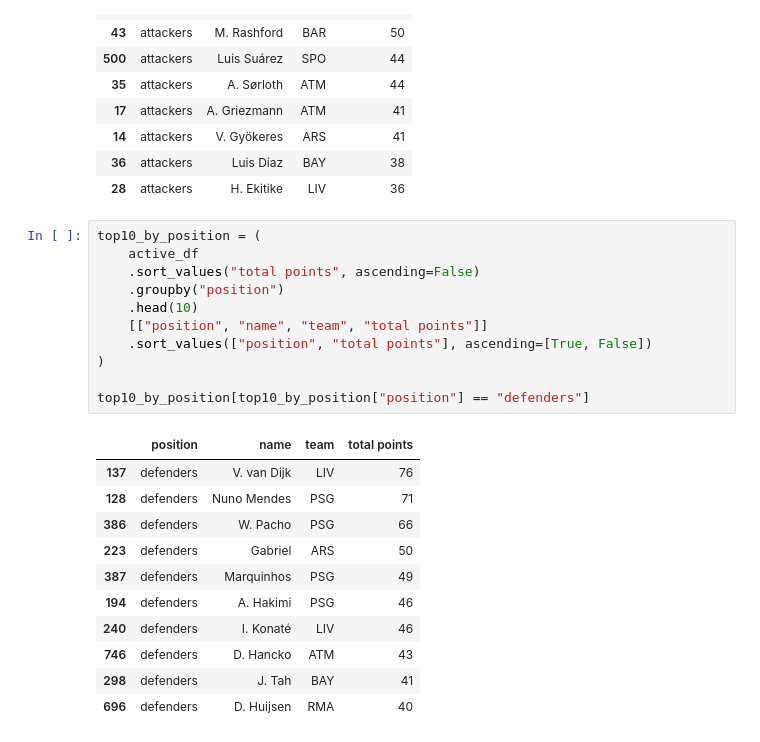
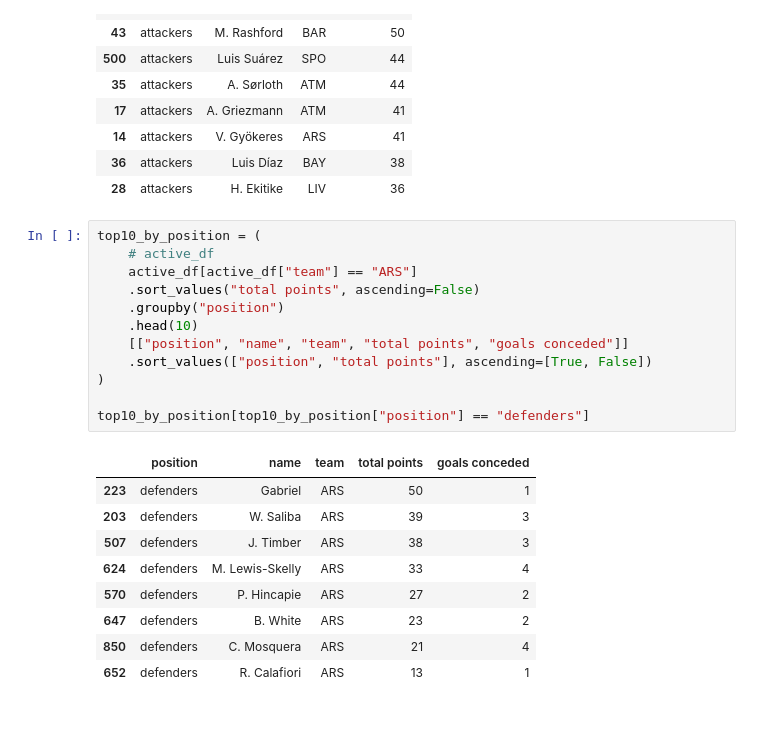
Before and after one commit to edreinoso/fapi_new_backend, a Jupyter notebook: players_data.ipynb, the cells around one changed output. Cells and saved outputs as stored; diff of their text form.

```diff
--- a/fapi_data.ipynb
+++ b/players_data.ipynb
@@ -246,24 +246,23 @@ top10_by_position[top10_by_position["position"] == "attackers"]
 | 28 | attackers | H. Ekitike | LIV | 36 |
 # %%
 top10_by_position = (
-    active_df
+    # active_df
+    active_df[active_df["team"] == "ARS"]
     .sort_values("total points", ascending=False)
     .groupby("position")
     .head(10)
-    [["position", "name", "team", "total points"]]
+    [["position", "name", "team", "total points", "goals conceded"]]
     .sort_values(["position", "total points"], ascending=[True, False])
 )
 
 top10_by_position[top10_by_position["position"] == "defenders"]
 # %% [output]
-|  | position | name | team | total points |
-| 137 | defenders | V. van Dijk | LIV | 76 |
-| 128 | defenders | Nuno Mendes | PSG | 71 |
-| 386 | defenders | W. Pacho | PSG | 66 |
-| 223 | defenders | Gabriel | ARS | 50 |
-| 387 | defenders | Marquinhos | PSG | 49 |
-| 194 | defenders | A. Hakimi | PSG | 46 |
-| 240 | defenders | I. Konaté | LIV | 46 |
-| 746 | defenders | D. Hancko | ATM | 43 |
-| 298 | defenders | J. Tah | BAY | 41 |
-| 696 | defenders | D. Huijsen | RMA | 40 |
+|  | position | name | team | total points | goals conceded |
+| 223 | defenders | Gabriel | ARS | 50 | 1 |
+| 203 | defenders | W. Saliba | ARS | 39 | 3 |
+| 507 | defenders | J. Timber | ARS | 38 | 3 |
+| 624 | defenders | M. Lewis-Skelly | ARS | 33 | 4 |
+| 570 | defenders | P. Hincapie | ARS | 27 | 2 |
+| 647 | defenders | B. White | ARS | 23 | 2 |
+| 850 | defenders | C. Mosquera | ARS | 21 | 4 |
+| 652 | defenders | R. Calafiori | ARS | 13 | 1 |
```
Also changed, not shown: parts of 1 cell of this notebook.
